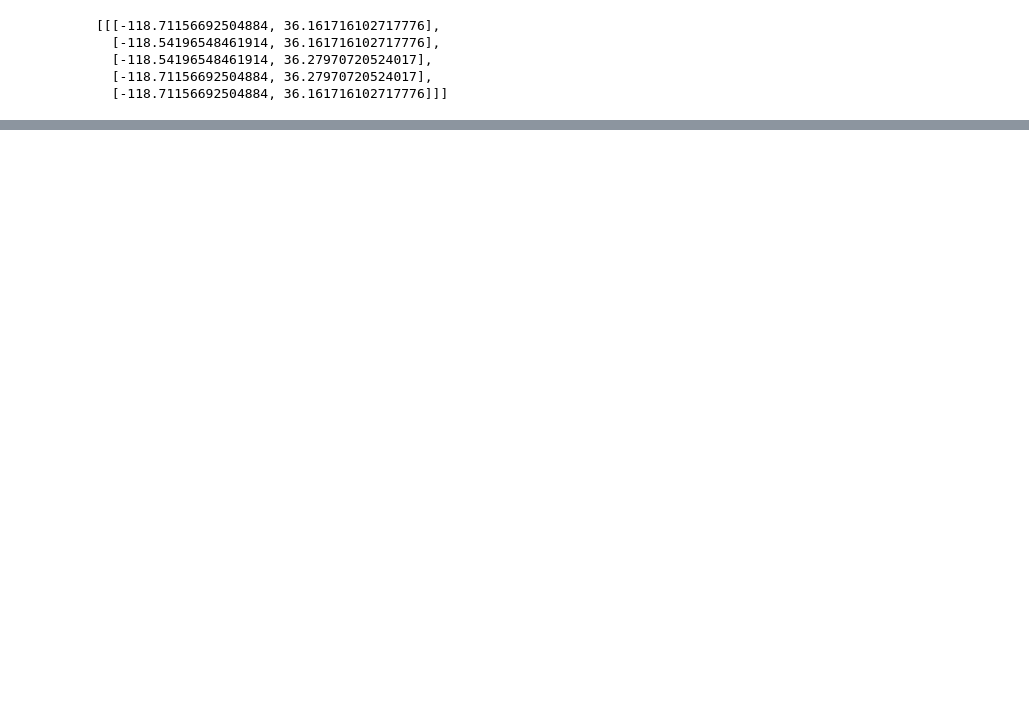
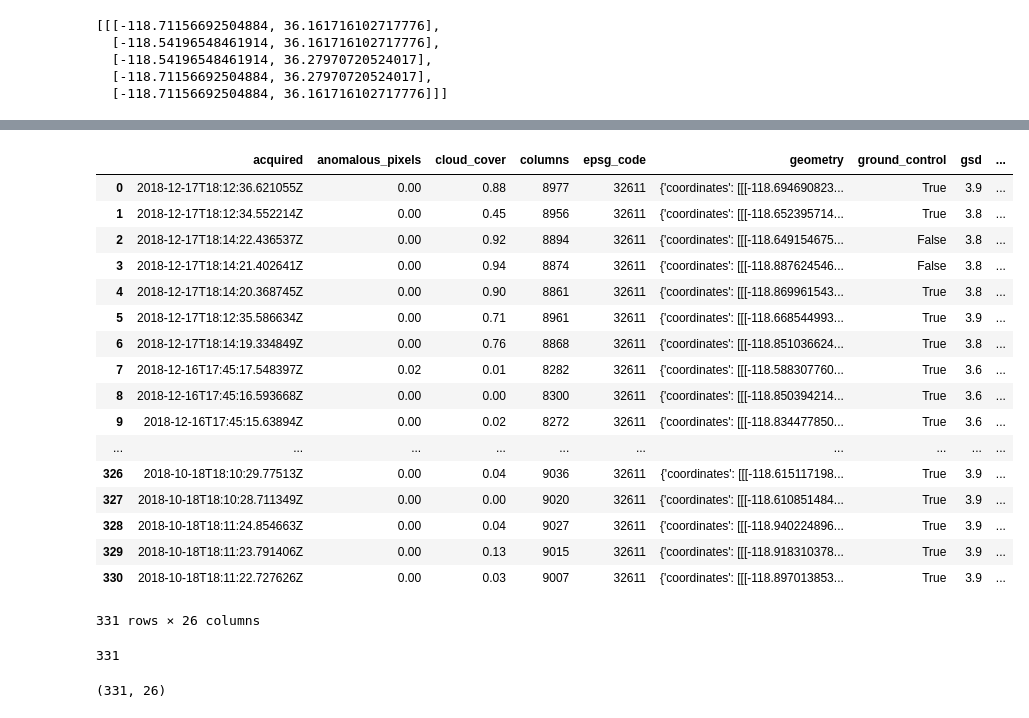
Before and after one commit to DataForGood-Norway/FireFromSpace, a Jupyter notebook: Satellite_data_workflow.ipynb, the cells around one changed output, grey strips where cells are left out. Saved outputs shown, nothing was run; the diff lists cells and outputs as text; code cells hidden in the pictures; blank space fills up the shorter version.

Commit message:
Following both tutorials from great PyCon talk and Satellite imagery with Python

```diff
--- a/Satellite_data_workflow.ipynb
+++ b/Satellite_data_workflow.ipynb
@@ -114,3 +113,7 @@ feature_collection["features"][0]["geometry"]["coordinates"]
   [-118.54196548461914, 36.27970720524017],
   [-118.71156692504884, 36.27970720524017],
   [-118.71156692504884, 36.161716102717776]]]
+# %%
+# AOI co-ordinates (created via geojson.io)
+geojson_geometry = feature_collection["features"][0]["geometry"]
+pprint(geojson_geometry)
@@ -116,0 +168,2 @@ feature_collection["features"][0]["geometry"]["coordinates"]
+# %%
+PLANET_API_KEY = "6979652b63944b07bc6eac35d669b3e3"
@@ -116,0 +262,59 @@ feature_collection["features"][0]["geometry"]["coordinates"]
+# %%
+
+myAOI = geojson_geometry
+
+# build a query using the AOI and
+# a cloud_cover filter that excludes 'cloud free' scenes
+
+start = datetime.datetime(year=2018,month=10,day=18)
+stop = datetime.datetime(year=2018,month=12,day=18)
+
+query = filters.and_filter(
+    filters.geom_filter(myAOI),
+    filters.range_filter('cloud_cover', lt=50),
+    filters.date_range('acquired', gt=start, lt=stop)
+)
+
+# build a request for only PlanetScope imagery
+request = filters.build_search_request(
+    query, item_types=['PSScene4Band']
+) # PSScene3Band
+
+# if you don't have an API key configured, this will raise an exception
+result = client.quick_search(request)
+scenes = []
+planet_map = {}
+for item in result.items_iter(limit=500):
+    planet_map[item['id']]=item
+    props = item['properties']
+    props["id"] = item['id']
+    props["geometry"] = item["geometry"]
+    props["thumbnail"] = item["_links"]["thumbnail"]
+    scenes.append(props)
+scenes = pd.DataFrame(data=scenes)
+display(scenes)
+print(len(scenes))
+# %% [output]
+|  | acquired | anomalous_pixels | cloud_cover | columns | epsg_code | geometry | ground_control | gsd | ... |
+| 0 | 2018-12-17T18:12:36.621055Z | 0.00 | 0.88 | 8977 | 32611 | {'coordinates': [[[-118.694690823... | True | 3.9 | ... |
+| 1 | 2018-12-17T18:12:34.552214Z | 0.00 | 0.45 | 8956 | 32611 | {'coordinates': [[[-118.652395714... | True | 3.8 | ... |
+| 2 | 2018-12-17T18:14:22.436537Z | 0.00 | 0.92 | 8894 | 32611 | {'coordinates': [[[-118.649154675... | False | 3.8 | ... |
+| 3 | 2018-12-17T18:14:21.402641Z | 0.00 | 0.94 | 8874 | 32611 | {'coordinates': [[[-118.887624546... | False | 3.8 | ... |
+| 4 | 2018-12-17T18:14:20.368745Z | 0.00 | 0.90 | 8861 | 32611 | {'coordinates': [[[-118.869961543... | True | 3.8 | ... |
+| 5 | 2018-12-17T18:12:35.586634Z | 0.00 | 0.71 | 8961 | 32611 | {'coordinates': [[[-118.668544993... | True | 3.9 | ... |
+| 6 | 2018-12-17T18:14:19.334849Z | 0.00 | 0.76 | 8868 | 32611 | {'coordinates': [[[-118.851036624... | True | 3.8 | ... |
+| 7 | 2018-12-16T17:45:17.548397Z | 0.02 | 0.01 | 8282 | 32611 | {'coordinates': [[[-118.588307760... | True | 3.6 | ... |
+| 8 | 2018-12-16T17:45:16.593668Z | 0.00 | 0.00 | 8300 | 32611 | {'coordinates': [[[-118.850394214... | True | 3.6 | ... |
+| 9 | 2018-12-16T17:45:15.63894Z | 0.00 | 0.02 | 8272 | 32611 | {'coordinates': [[[-118.834477850... | True | 3.6 | ... |
+| ... | ... | ... | ... | ... | ... | ... | ... | ... | ... |
+| 326 | 2018-10-18T18:10:29.77513Z | 0.00 | 0.04 | 9036 | 32611 | {'coordinates': [[[-118.615117198... | True | 3.9 | ... |
+| 327 | 2018-10-18T18:10:28.711349Z | 0.00 | 0.00 | 9020 | 32611 | {'coordinates': [[[-118.610851484... | True | 3.9 | ... |
+| 328 | 2018-10-18T18:11:24.854663Z | 0.00 | 0.04 | 9027 | 32611 | {'coordinates': [[[-118.940224896... | True | 3.9 | ... |
+| 329 | 2018-10-18T18:11:23.791406Z | 0.00 | 0.13 | 9015 | 32611 | {'coordinates': [[[-118.918310378... | True | 3.9 | ... |
+| 330 | 2018-10-18T18:11:22.727626Z | 0.00 | 0.03 | 9007 | 32611 | {'coordinates': [[[-118.897013853... | True | 3.9 | ... |
+331 rows × 26 columns
+331
+# %%
+scenes.shape
+# %% [output]
+(331, 26)
```
Also changed, not shown: parts of 18 cells of this notebook, 1 other file.
